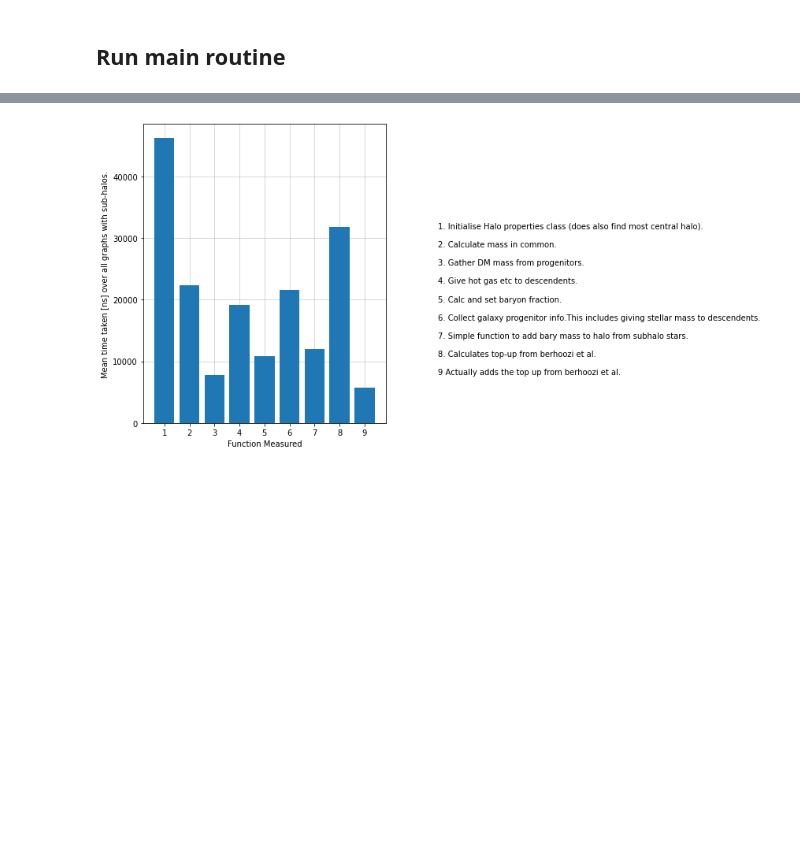
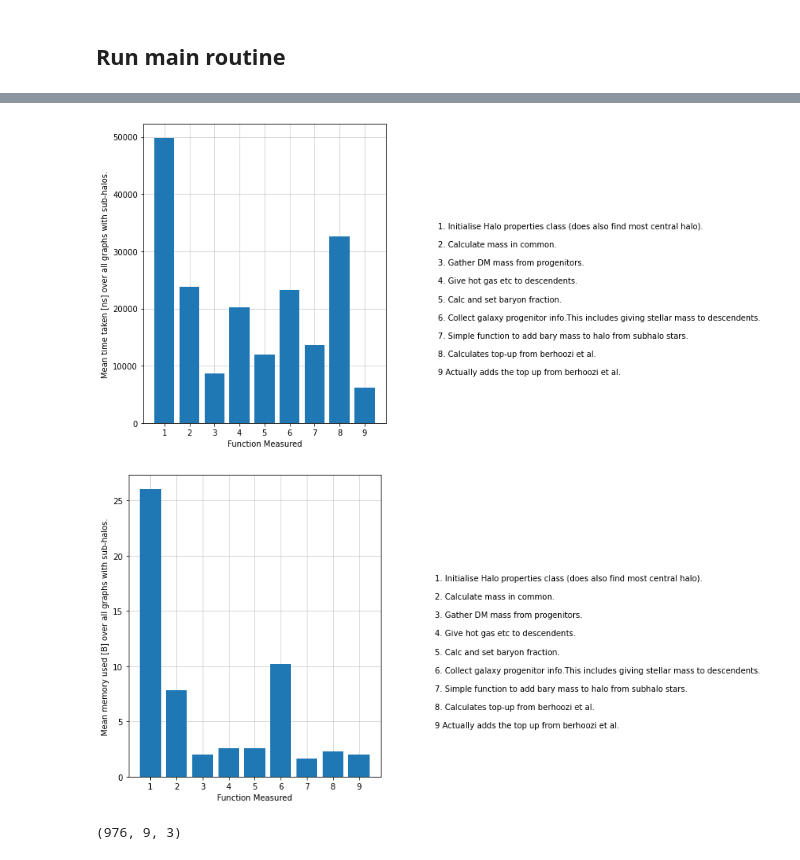
Before and after one commit to AnBowell/Final-Year-Project-py-galaxies, a Jupyter notebook: Host-Galaxy baryon interactions.ipynb, the cells around one changed output, grey strips where cells are left out. Drawn from its saved outputs; the diff is of its cells as text; code cells hidden in the pictures; blank space fills up the shorter version.

Commit message:
Addition of memory tracking Memory tracking added for each function and for overall use. Update will be needed to ensure this setting is hidden behind boolean flags etc.

```diff
--- a/Host-Galaxy baryon interactions.ipynb
+++ b/Host-Galaxy baryon interactions.ipynb
@@ -55,6 +55,7 @@ for graph_ID in range(0,HDF_properties.no_of_graphs):
     if type(graph_properties.n_subhalos) == int:
         # Fill timing array with np.nan to show skipped calcs.
         time_monitor.time_storage_array[graph_ID, :, :] = np.nan
+        time_monitor.memory_storage_array[graph_ID, :, :] = np.nan
         continue
 
 
@@ -156,6 +157,11 @@ This took 48.18633413314819 seconds
 # %%
-PyGalaxies.Monitor.bar_chart_funcs(model_params.timing_data_save_path,
+time_monitor.plot_timing_barchart(model_params.timing_data_save_path,
                                    model_params.input_filepath,
                                    model_params.timing_graph_save_path)
+
+time_monitor.plot_memory_barchart(model_params.timing_data_save_path,
+                                   model_params.input_filepath,
+                                   model_params.timing_graph_save_path)
 # %% [output]
-[figure, old version]
+[figure, new version]
+[figure, added]
@@ -161,0 +170,9 @@ PyGalaxies.Monitor.bar_chart_funcs(model_params.timing_data_save_path,
+# %%
+import matplotlib.pyplot as plt
+
+
+the_data = np.load('Monitoring Data/Memory Data mega_graph_mini_09-11.npy')
+
+print(the_data.shape)
+# %% [output]
+(976, 9, 3)
```
Also changed, not shown: parts of 7 cells of this notebook, 14 other files.
